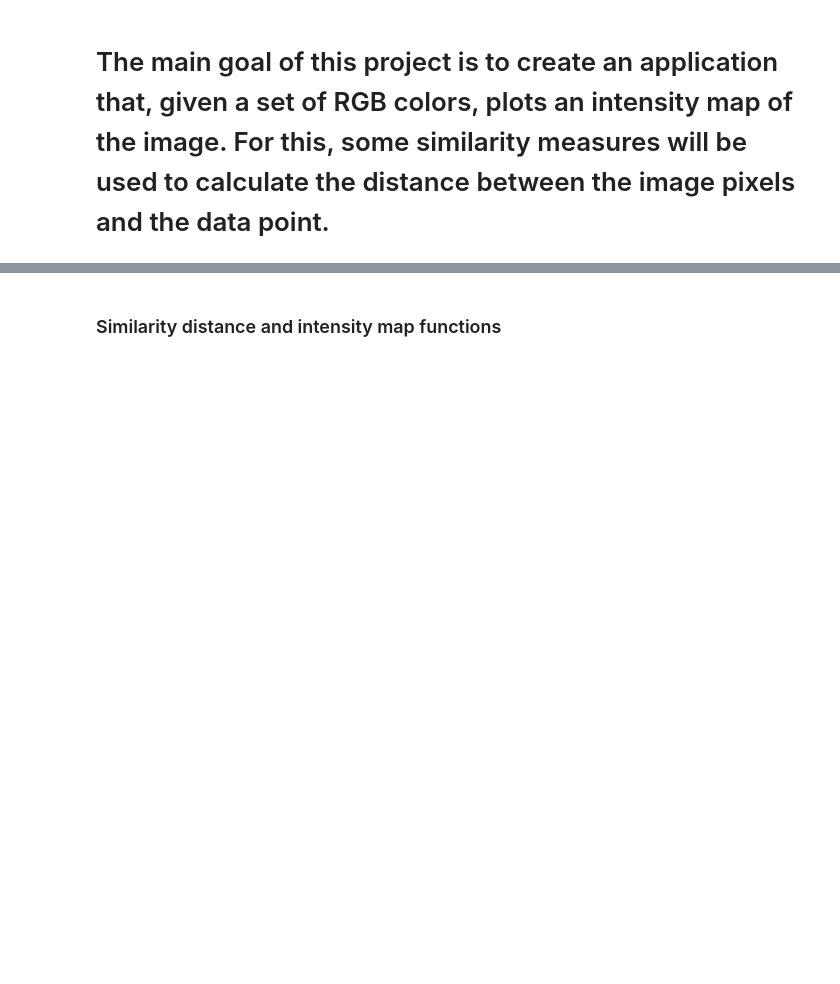
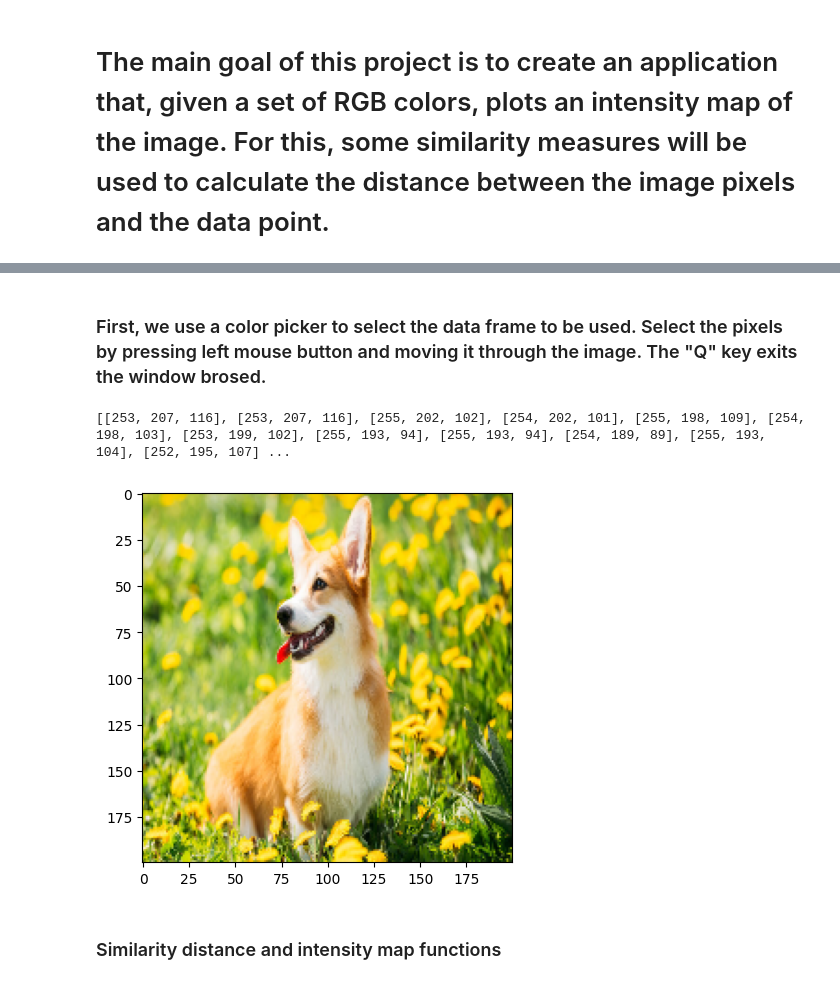
Before and after one commit to diogohal/intensity-map-similarity-measures, a Jupyter notebook: intensity-map-similarity-measures.ipynb, the cells around one changed output, grey strips where cells are left out. Drawn from its saved outputs; the diff is of its cells as text; code cells hidden in the pictures; blank space fills up the shorter version.

```diff
--- a/intensity-map-similarity-measures.ipynb
+++ b/intensity-map-similarity-measures.ipynb
@@ -47,3 +12,47 @@ print(background_rgb_mean)
+# %% [markdown]
+### First, we use a color picker to select the data frame to be used. Select the pixels by pressing left mouse button and moving it through the image. The "Q" key exits the window brosed.
+# %%
+image = cv.imread('./corgi.jpg')
+image = cv.resize(image, (200,200), cv.INTER_AREA)
+# Resize the image for color picker
+if image.shape[1] > 800:
+    ratio = 800/image.shape[1]
+    image = cv.resize(image, (int(image.shape[1]*ratio), int(image.shape[0]*ratio)), cv.INTER_AREA)
+# If image still larger in the y ax
+if image.shape[0] > 800:
+    ratio =600/image.shape[1]
+    image = cv.resize(image, (int(image.shape[1]*ratio), int(image.shape[0]*ratio)), cv.INTER_AREA)
+cp_image = np.copy(image)
+
+cv.imshow("Imagem", cp_image)
+# Wait for the mouse event
+colors_selected = []
+def get_pixels(event, x, y, flags, param):
+    global colors_selected
+    if event == cv.EVENT_LBUTTONDOWN:
+        colors_selected = []
+    if event == cv.EVENT_MOUSEMOVE and flags == cv.EVENT_FLAG_LBUTTON:
+        color = image[y, x]
+        colors_selected.append([color[2],color[1],color[0]]) # channels inversed because of BGR
+        cv.circle(cp_image, (x, y), 5, (255,255,255), -1)
+
+cv.namedWindow("Image")
+cv.setMouseCallback("Image", get_pixels)
+# Show image with drawning
+while True:
+    cv.imshow("Image", cp_image)
+    key = cv.waitKey(1)
+    if key == ord('q'):
+        break
+cv.destroyAllWindows()
+
+# Convert BGR to RGB for measures
+image = cv.cvtColor(image, cv.COLOR_BGR2RGB)
+plt.imshow(image)
+print(colors_selected)
+# %% [output]
+[[253, 207, 116], [253, 207, 116], [255, 202, 102], [254, 202, 101], [255, 198, 109], [254, 198, 103], [253, 199, 102], [255, 193, 94], [255, 193, 94], [254, 189, 89], [255, 193, 104], [252, 195, 107] ...
+[figure, added]
 # %% [markdown]
 ### Similarity distance and intensity map functions
 # %%
```
Also changed, not shown: parts of 4 cells of this notebook, 1 other file.
